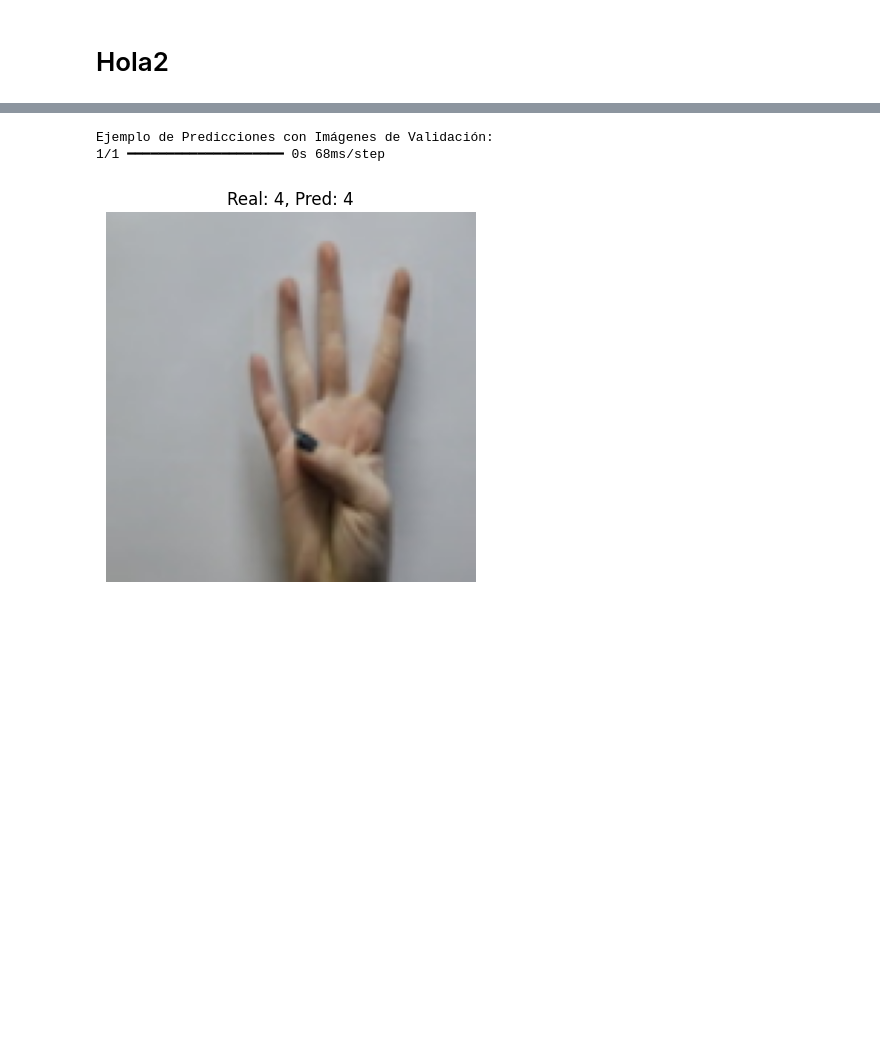
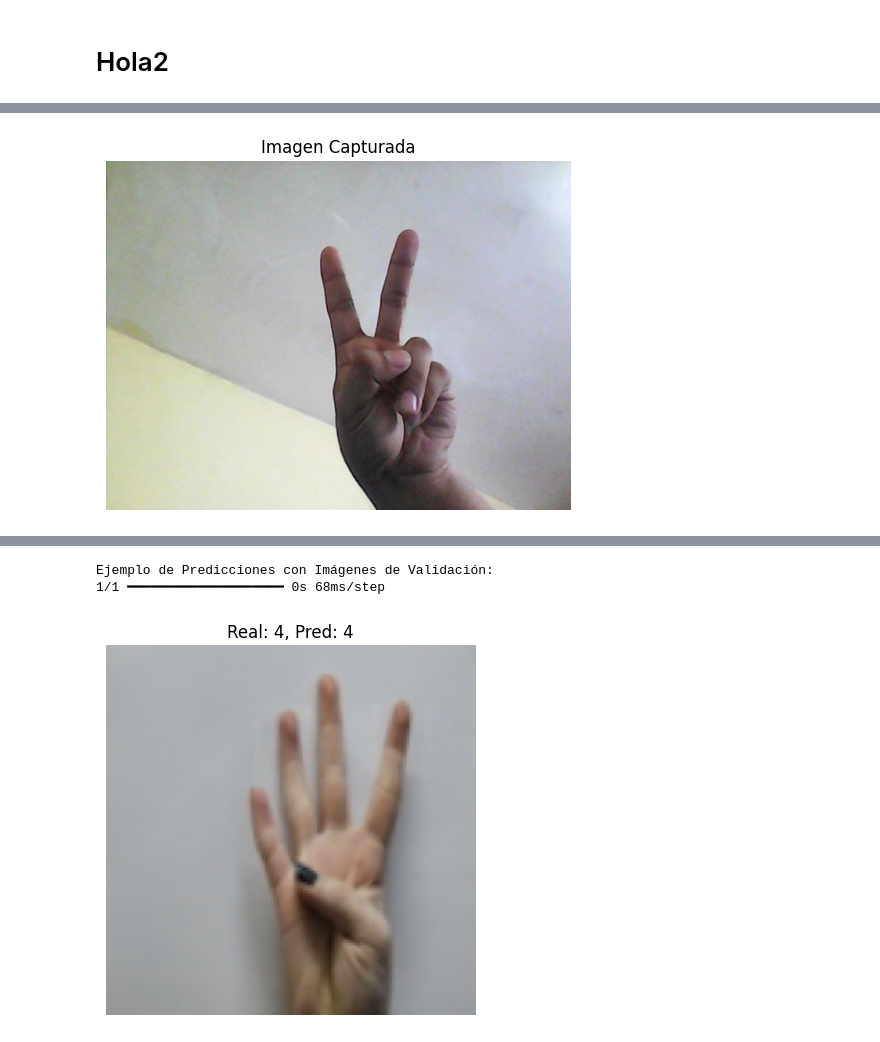
Before and after one commit to AbrahamB2603/IAyRN, a Jupyter notebook: DEFINITIVO1.ipynb, the cells around one changed output, grey strips where cells are left out. Drawn from its saved outputs; the diff is of its cells as text; code cells hidden in the pictures; blank space fills up the shorter version.

Commit message:
Se creó con Colab

```diff
--- a/DEFINITIVO1.ipynb
+++ b/DEFINITIVO1.ipynb
@@ -264,0 +265,87 @@ Predicción: Clase 0 ('1') con confianza 79.7%
+# %%
+# ============================
+# 5. Predicciones con la RNAC y Captura de Imagen desde la Webcam (Colab)
+# ============================
+# Función para capturar una foto usando JavaScript (compatible con Colab).
+def take_photo(filename='photo.jpg', quality=0.8):
+    js = Javascript('''
+      async function takePhoto(quality) {
+        const div = document.createElement('div');
+        const capture = document.createElement('button');
+        capture.textContent = 'Capture';
+        div.appendChild(capture);
+        const video = document.createElement('video');
+        div.appendChild(video);
+        document.body.appendChild(div);
+        const stream = await navigator.mediaDevices.getUserMedia({video: true});
+        video.srcObject = stream;
+        await video.play();
+        google.colab.output.setIframeHeight(document.documentElement.scrollHeight, true);
+        await new Promise((resolve) => capture.onclick = resolve);
+        const canvas = document.createElement('canvas');
+        canvas.width = video.videoWidth;
+        canvas.height = video.videoHeight;
+        canvas.getContext('2d').drawImage(video, 0, 0);
+        stream.getVideoTracks()[0].stop();
+        div.remove();
+        return canvas.toDataURL('image/jpeg', quality);
+      }
+    ''')
+    display(js)
+    data = eval_js('takePhoto({})'.format(quality))
+    binary = b64decode(data.split(',')[1])
+    with open(filename, 'wb') as f:
+        f.write(binary)
+    return filename
+
+# Capturamos la imagen con la webcam mediante el widget y la guardamos en "photo.jpg".
+filename = take_photo()
+print("Imagen guardada en:", filename)
+
+# Leemos la imagen capturada.
+captured_img = cv2.imread(filename)
+if captured_img is None:
+    print("Error al leer la imagen capturada. Asegúrate de haber tomado la foto correctamente.")
+else:
+    # Mostrar la imagen capturada para depuración
+    plt.figure(figsize=(6,6))
+    plt.imshow(cv2.cvtColor(captured_img, cv2.COLOR_BGR2RGB))
+    plt.title("Imagen Capturada")
+    plt.axis("off")
+    plt.show()
+
+    print("Forma de la imagen capturada:", captured_img.shape)
+
+    # Función para preprocesar la imagen (redimensionarla, cambiar color, expandir dimensiones).
+    def preprocess_frame(frame):
+        frame_resized = cv2.resize(frame, IMG_SIZE)
+        frame_rgb = cv2.cvtColor(frame_resized, cv2.COLOR_BGR2RGB)
+        frame_expanded = np.expand_dims(frame_rgb, axis=0)
+        return frame_expanded
+
+    # Preprocesamos la imagen capturada.
+    photo_preprocessed = preprocess_frame(captured_img)
+    print("Forma de la imagen preprocesada:", photo_preprocessed.shape)
+
+    # Realizamos la predicción usando el modelo entrenado.
+    predictions = model.predict(photo_preprocessed)
+    predicted_class_index = np.argmax(predictions[0])
+    confidence = np.max(predictions[0])
+    print(f"Predicción: Clase {predicted_class_index} ('{class_names[predicted_class_index]}') con confianza {confidence*100:.1f}%")
+
+    # Agregamos la predicción sobre la imagen.
+    annotated_img = captured_img.copy()
+    cv2.putText(annotated_img,
+                f"Pred: {class_names[predicted_class_index]} ({confidence*100:.1f}%)",
+                (10, 30),
+                cv2.FONT_HERSHEY_SIMPLEX,
+                1, (0, 255, 0), 2, cv2.LINE_AA)
+
+    # Mostrar la imagen anotada
+    annotated_img_rgb = cv2.cvtColor(annotated_img, cv2.COLOR_BGR2RGB)
+    plt.figure(figsize=(6,6))
+    plt.imshow(annotated_img_rgb)
+    plt.axis("off")
+    plt.title("Imagen con Predicción")
+    plt.show()
+# %% [output]
@@ -264,0 +354 @@ Predicción: Clase 0 ('1') con confianza 79.7%
+[figure, added]
```
Also changed, not shown: parts of 5 cells of this notebook.
